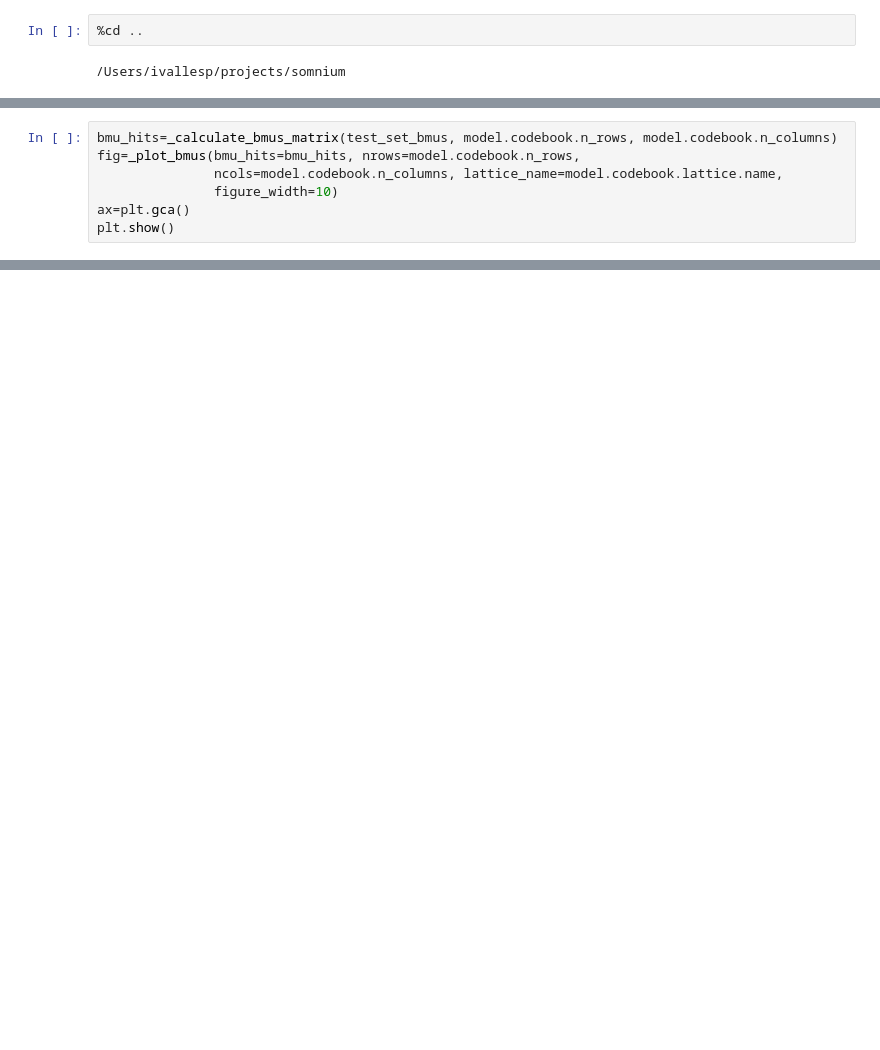
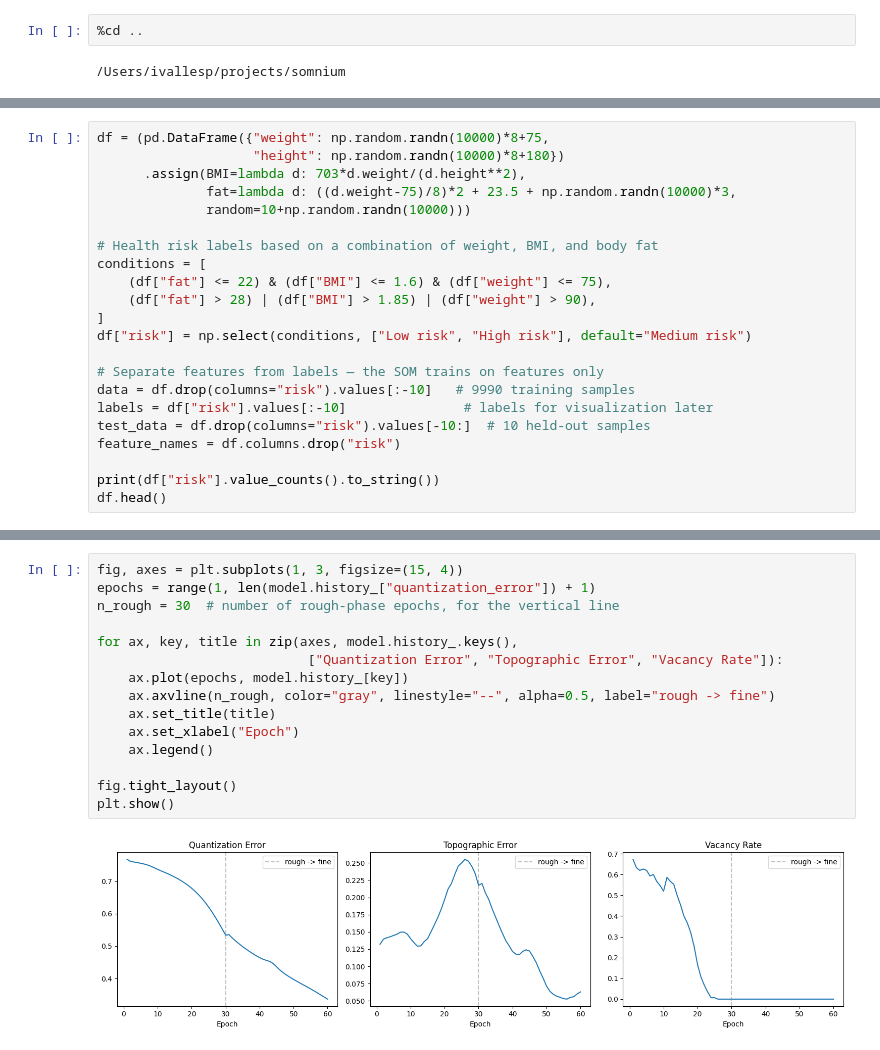
Before and after one commit to ivallesp/somnium, a Jupyter notebook: examples/getting_started.ipynb, the cells around one changed output, grey strips where cells are left out. Saved outputs shown, nothing was run; the diff lists cells and outputs as text; blank space fills up the shorter version.

```diff
--- a/examples/getting_started.ipynb
+++ b/examples/getting_started.ipynb
@@ -152,7 +12,0 @@ test_set_bmus = model.predict(test_data)
-# %%
-bmu_hits=_calculate_bmus_matrix(test_set_bmus, model.codebook.n_rows, model.codebook.n_columns)
-fig=_plot_bmus(bmu_hits=bmu_hits, nrows=model.codebook.n_rows,
-               ncols=model.codebook.n_columns, lattice_name=model.codebook.lattice.name,
-               figure_width=10)
-ax=plt.gca()
-plt.show()
@@ -233,0 +32,22 @@ plt.show()
+# %%
+df = (pd.DataFrame({"weight": np.random.randn(10000)*8+75,
+                    "height": np.random.randn(10000)*8+180})
+      .assign(BMI=lambda d: 703*d.weight/(d.height**2),
+              fat=lambda d: ((d.weight-75)/8)*2 + 23.5 + np.random.randn(10000)*3,
+              random=10+np.random.randn(10000)))
+
+# Health risk labels based on a combination of weight, BMI, and body fat
+conditions = [
+    (df["fat"] <= 22) & (df["BMI"] <= 1.6) & (df["weight"] <= 75),
+    (df["fat"] > 28) | (df["BMI"] > 1.85) | (df["weight"] > 90),
+]
+df["risk"] = np.select(conditions, ["Low risk", "High risk"], default="Medium risk")
+
+# Separate features from labels — the SOM trains on features only
+data = df.drop(columns="risk").values[:-10]   # 9990 training samples
+labels = df["risk"].values[:-10]               # labels for visualization later
+test_data = df.drop(columns="risk").values[-10:]  # 10 held-out samples
+feature_names = df.columns.drop("risk")
+
+print(df["risk"].value_counts().to_string())
+df.head()
@@ -233,0 +126,17 @@ plt.show()
+# %%
+fig, axes = plt.subplots(1, 3, figsize=(15, 4))
+epochs = range(1, len(model.history_["quantization_error"]) + 1)
+n_rough = 30  # number of rough-phase epochs, for the vertical line
+
+for ax, key, title in zip(axes, model.history_.keys(),
+                           ["Quantization Error", "Topographic Error", "Vacancy Rate"]):
+    ax.plot(epochs, model.history_[key])
+    ax.axvline(n_rough, color="gray", linestyle="--", alpha=0.5, label="rough -> fine")
+    ax.set_title(title)
+    ax.set_xlabel("Epoch")
+    ax.legend()
+
+fig.tight_layout()
+plt.show()
+# %% [output]
+[figure, added]
```
Also changed, not shown: parts of 46 cells of this notebook.
